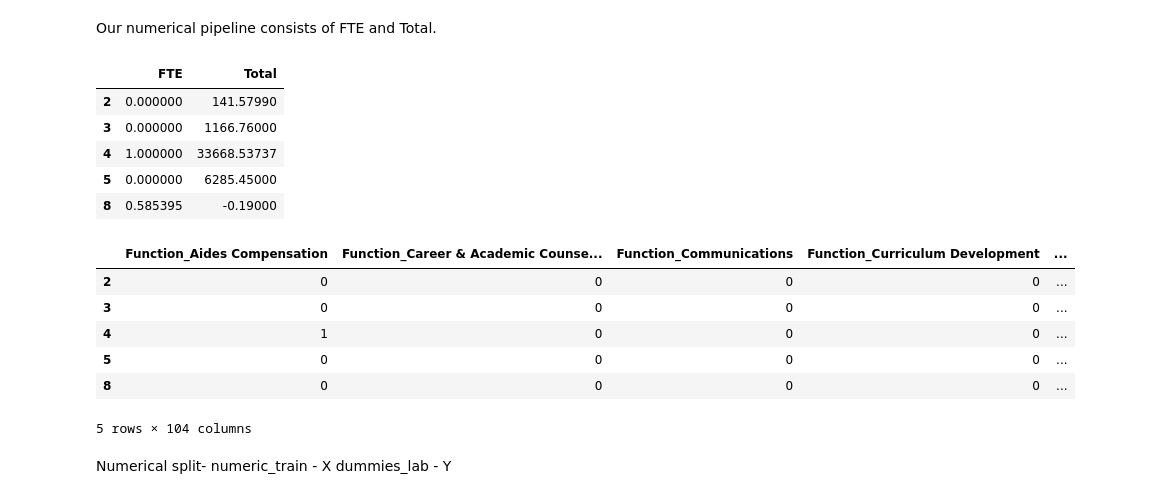
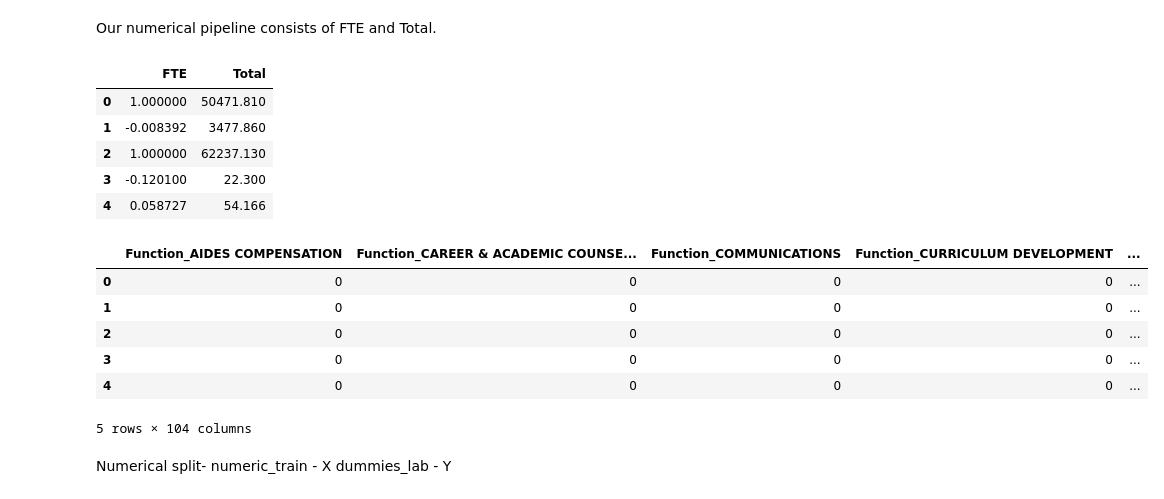
Before and after one commit to ayeshabhimdi/education-reboot, a Jupyter notebook: project/Reboot-Education_boxplot-PandasMICE.ipynb, the cells around one changed output. Cells and saved outputs as stored; diff of their text form; code cells hidden in the pictures.

Commit message:
miced_data and train_merge created

```diff
--- a/project/Reboot-Education_boxplot-PandasMICE.ipynb
+++ b/project/Reboot-Education_boxplot-PandasMICE.ipynb
@@ -128,0 +105,3 @@ None
+# %%
+train = train.drop('Unnamed: 0', axis = 1)
+train.head()
@@ -464,0 +458,3 @@ Looks great!
+# %%
+subset_mice = miced_data[['FTE','Total','index']]
+subset_mice.head() #keep selected columns
@@ -464,0 +468,3 @@ Looks great!
+# %%
+train_trimmed_new = train_trimmed.drop(['FTE','Total'],axis=1)
+train_trimmed_new.head()
@@ -464,0 +479,3 @@ Looks great!
+# %%
+train_merged = pd.merge(subset_mice,train_trimmed_new,how='outer', on='index')
+train_merged.head()
@@ -520,27 +545,27 @@ Looking at the output of feature imporatnces and also barplot we can see that Jo
 Our numerical pipeline consists of FTE and Total.
 # %%
 num_lab = ['FTE','Total']
-numeric_train = miced_data[num_lab]
+numeric_train = train_merged[num_lab]
 numeric_train.head()
 # %% [output]
 |  | FTE | Total |
-| 2 | 0.000000 | 141.57990 |
-| 3 | 0.000000 | 1166.76000 |
-| 4 | 1.000000 | 33668.53737 |
-| 5 | 0.000000 | 6285.45000 |
-| 8 | 0.585395 | -0.19000 |
+| 0 | 1.000000 | 50471.810 |
+| 1 | -0.008392 | 3477.860 |
+| 2 | 1.000000 | 62237.130 |
+| 3 | -0.120100 | 22.300 |
+| 4 | 0.058727 | 54.166 |
 # %%
 #create dummies of our targets
-dummies_lab1 = pd.get_dummies(train[cat_list])
+dummies_lab1 = pd.get_dummies(train_merged[cat_list])
 dummies_lab = dummies_lab1.sort_index()
 dummies_lab.head()
 # %% [output]
-|  | Function_Aides Compensation | Function_Career & Academic Counse... | Function_Communications | Function_Curriculum Development | ... |
+|  | Function_AIDES COMPENSATION | Function_CAREER & ACADEMIC COUNSE... | Function_COMMUNICATIONS | Function_CURRICULUM DEVELOPMENT | ... |
+| 0 | 0 | 0 | 0 | 0 | ... |
+| 1 | 0 | 0 | 0 | 0 | ... |
 | 2 | 0 | 0 | 0 | 0 | ... |
 | 3 | 0 | 0 | 0 | 0 | ... |
-| 4 | 1 | 0 | 0 | 0 | ... |
-| 5 | 0 | 0 | 0 | 0 | ... |
-| 8 | 0 | 0 | 0 | 0 | ... |
+| 4 | 0 | 0 | 0 | 0 | ... |
 5 rows × 104 columns
 # %% [markdown]
 Numerical split-
```
Also changed, not shown: parts of 23 cells of this notebook.
